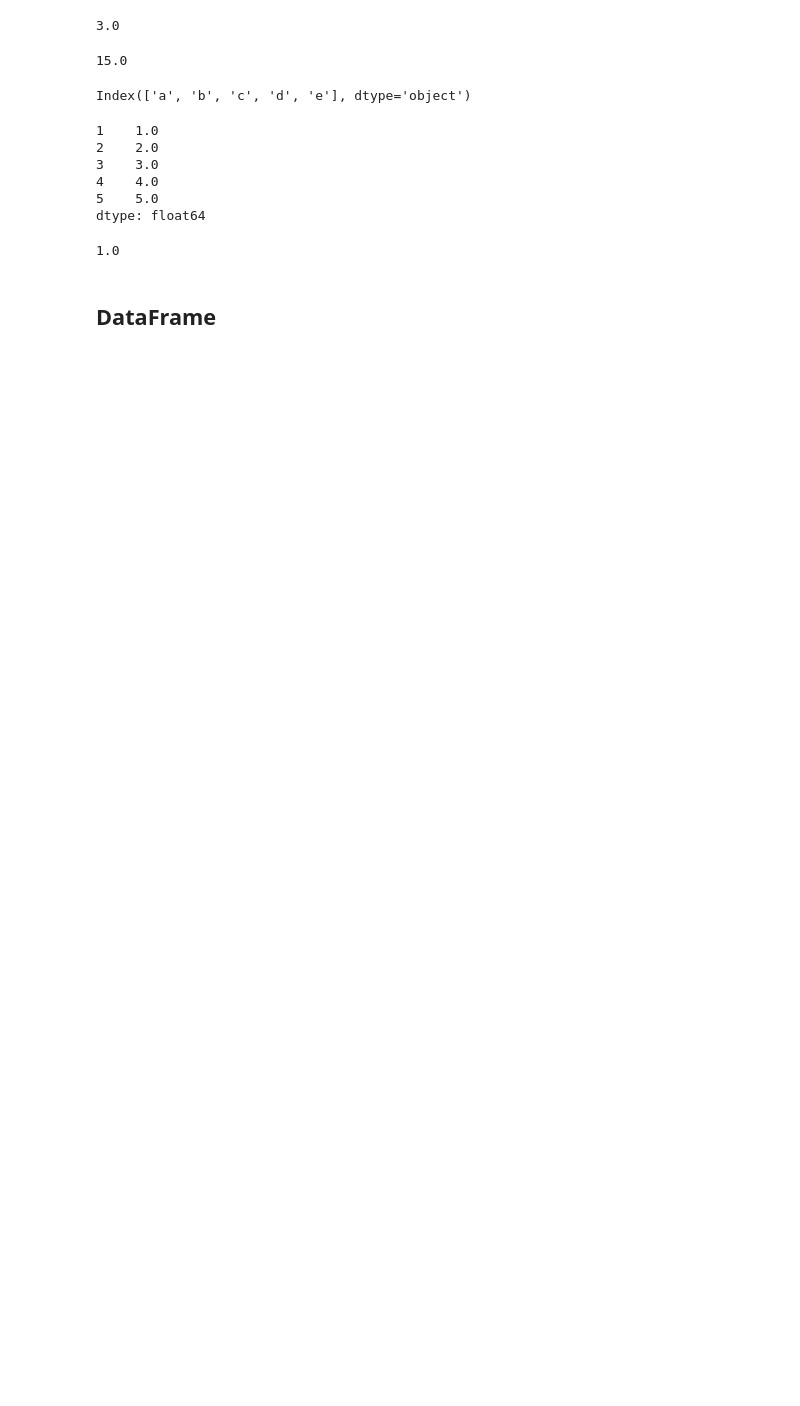
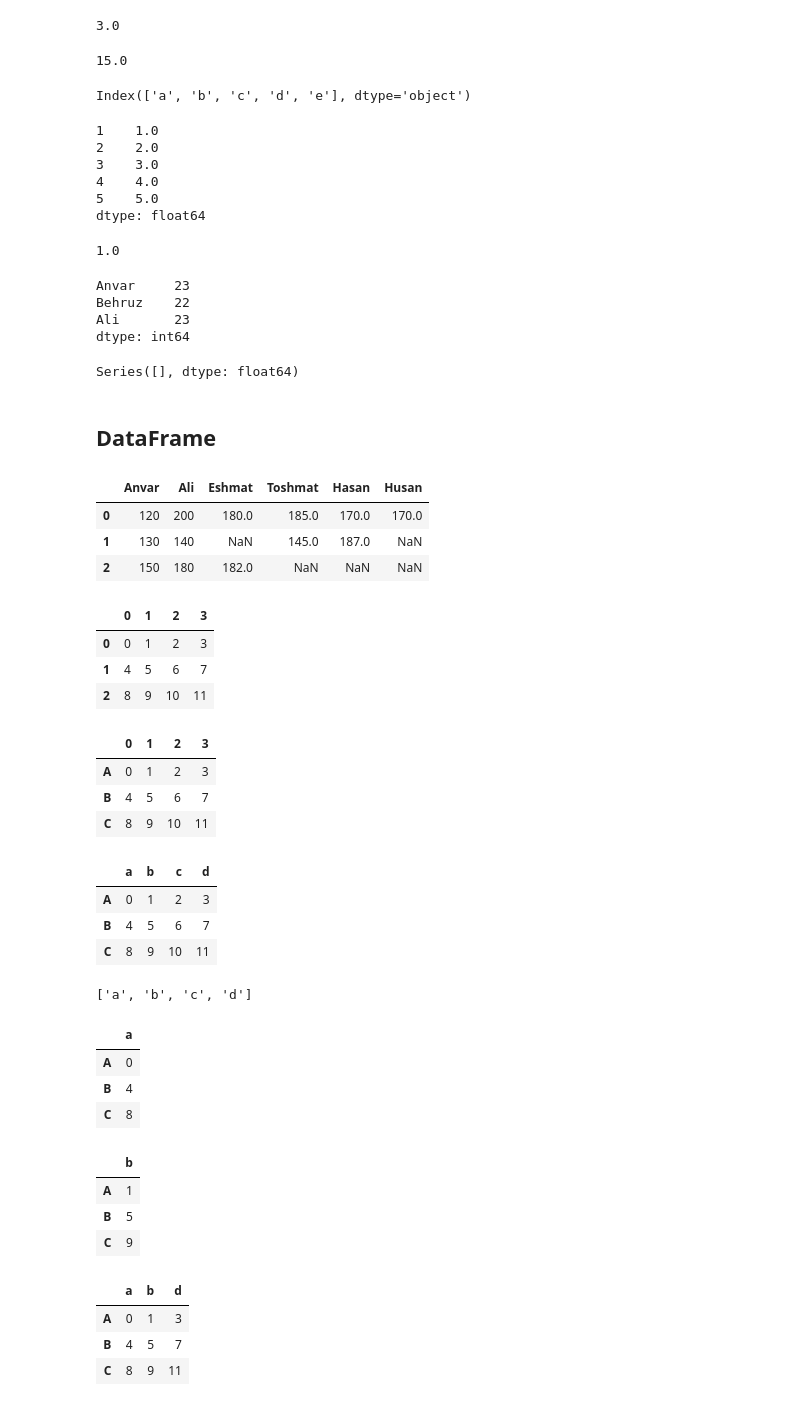
Before and after one commit to UsmanovAMRBEK/pandas-tutorial, a Jupyter notebook: pandas_02.ipynb, the cells around one changed output. Drawn from its saved outputs; the diff is of its cells as text; code cells hidden in the pictures; blank space fills up the shorter version.

```diff
--- a/pandas_02.ipynb
+++ b/pandas_02.ipynb
@@ -108,3 +108,12 @@ dtype: float64
 obj[1] # obj[0]  return Error
 # %% [output]
 1.0
+# %%
+num = {'Anvar':23, 'Behruz':22, 'Ali':23}
+obj1 = pd.Series(num)
+obj1
+# %% [output]
+Anvar     23
+Behruz    22
+Ali       23
+dtype: int64
@@ -111,2 +124,32 @@ obj[1] # obj[0]  return Error
+# %%
+obj3 = pd.Series([])
+obj3
+# %% [output]
+Series([], dtype: float64)
 # %% [markdown]
 ## DataFrame
+# %%
+data = {
+    'Anvar': [120,130, 150],
+    'Ali': [200, 140, 180],
+    'Eshmat': [180, None, 182],
+    'Toshmat': [185, 145, None],
+    'Hasan': [170, 187, None],
+    'Husan': [170, None, None]
+}
+df = pd.DataFrame(data=data)
+df
+# %% [output]
+|  | Anvar | Ali | Eshmat | Toshmat | Hasan | Husan |
+| 0 | 120 | 200 | 180.0 | 185.0 | 170.0 | 170.0 |
+| 1 | 130 | 140 | NaN | 145.0 | 187.0 | NaN |
+| 2 | 150 | 180 | 182.0 | NaN | NaN | NaN |
+# %%
+arr2D = np.arange(12).reshape(3,4)
+df1 = pd.DataFrame(arr2D)
+df1
+# %% [output]
+|  | 0 | 1 | 2 | 3 |
+| 0 | 0 | 1 | 2 | 3 |
+| 1 | 4 | 5 | 6 | 7 |
+| 2 | 8 | 9 | 10 | 11 |
@@ -112,0 +158,7 @@ obj[1] # obj[0]  return Error
+# %%
+df1
+# %% [output]
+|  | 0 | 1 | 2 | 3 |
+| A | 0 | 1 | 2 | 3 |
+| B | 4 | 5 | 6 | 7 |
+| C | 8 | 9 | 10 | 11 |
@@ -112,0 +167,32 @@ obj[1] # obj[0]  return Error
+# %%
+df1
+# %% [output]
+|  | a | b | c | d |
+| A | 0 | 1 | 2 | 3 |
+| B | 4 | 5 | 6 | 7 |
+| C | 8 | 9 | 10 | 11 |
+# %%
+df1.column
+# %% [output]
+['a', 'b', 'c', 'd']
+# %%
+df1[['a']]
+# %% [output]
+|  | a |
+| A | 0 |
+| B | 4 |
+| C | 8 |
+# %%
+df1[['b']]
+# %% [output]
+|  | b |
+| A | 1 |
+| B | 5 |
+| C | 9 |
+# %%
+df1[['a','b','d']]
+# %% [output]
+|  | a | b | d |
+| A | 0 | 1 | 3 |
+| B | 4 | 5 | 7 |
+| C | 8 | 9 | 11 |
```
Also changed, not shown: parts of 38 cells of this notebook.
